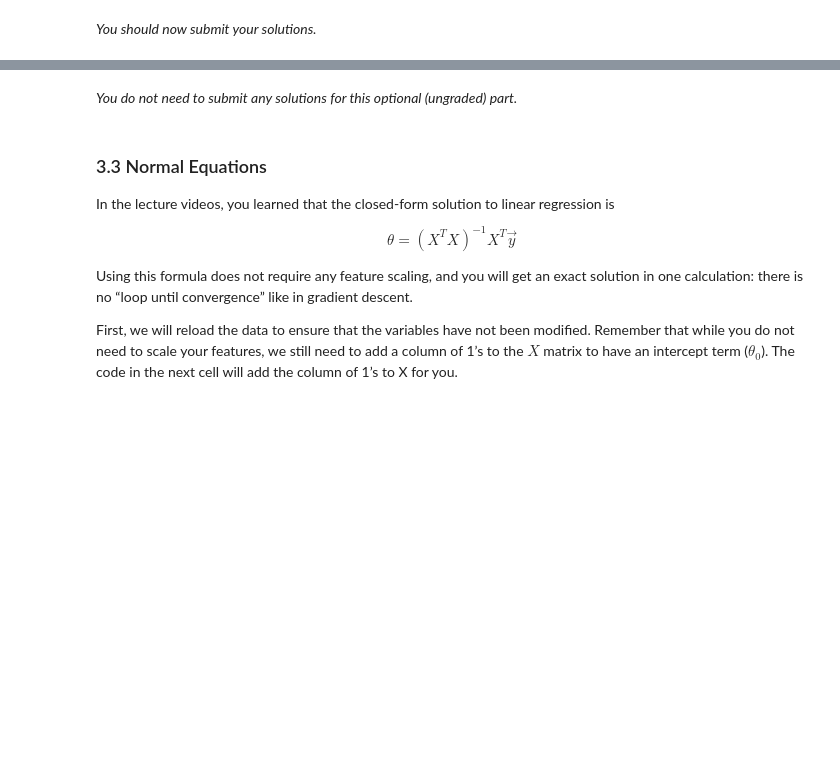
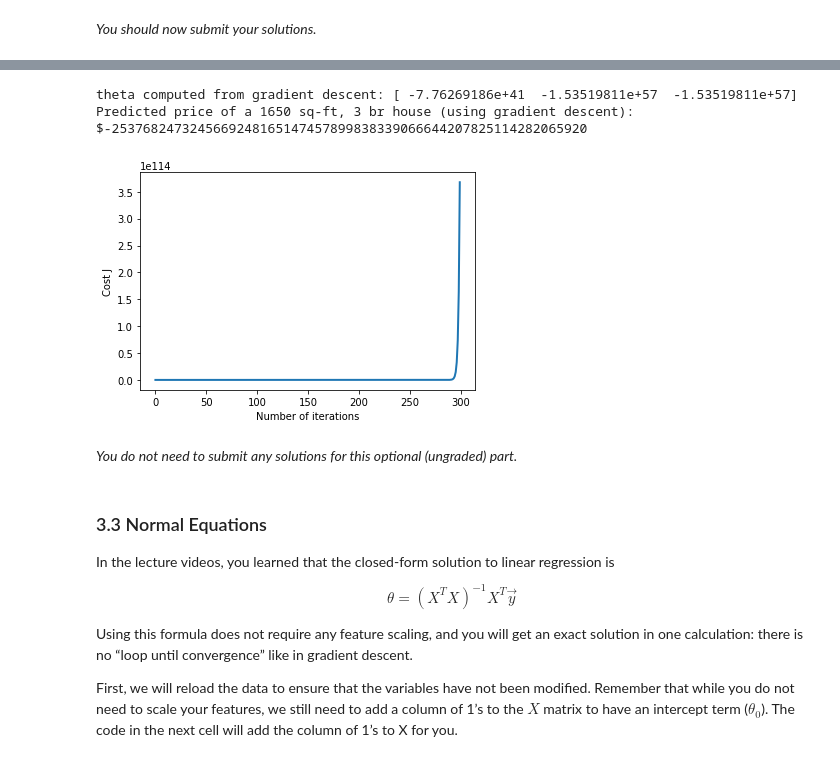
Before and after one commit to DylanPJackson/ml-coursera-python-assignments, a Jupyter notebook: Exercise1/exercise1.ipynb, the cells around one changed output, grey strips where cells are left out. Saved outputs shown, nothing was run; the diff lists cells and outputs as text; code cells hidden in the pictures; blank space fills up the shorter version.

```diff
--- a/Exercise1/exercise1.ipynb
+++ b/Exercise1/exercise1.ipynb
@@ -735,7 +735,7 @@ def computeCostMulti(X, y, theta):
     J = 0
 
     # ======================= YOUR CODE HERE ===========================
-
+    J = (1/(2*m))*np.sum((X.dot(theta.T) - y)**2)
 
     # ==================================================================
     return J
@@ -794,8 +794,8 @@ def gradientDescentMulti(X, y, theta, alpha, num_iters):
 
     for i in range(num_iters):
         # ======================= YOUR CODE HERE ==========================
-
-
+        J = (alpha/m)*(X.dot(theta.T) - y).dot(X)
+        theta -= J
         # =================================================================
 
         # save the cost J in every iteration
@@ -853,36 +853,40 @@ alpha and see which one gives you the best result.
 Finally, you should complete the code at the end to predict the price
 of a 1650 sq-ft, 3 br house.
 
 Hint
 ----
 At prediction, make sure you do the same feature normalization.
 """
 # Choose some alpha value - change this
-alpha = 0.1
-num_iters = 400
+alpha = 1.6
+num_iters = 300
 
 # init theta and run gradient descent
 theta = np.zeros(3)
 theta, J_history = gradientDescentMulti(X, y, theta, alpha, num_iters)
 
 # Plot the convergence graph
 pyplot.plot(np.arange(len(J_history)), J_history, lw=2)
 pyplot.xlabel('Number of iterations')
 pyplot.ylabel('Cost J')
 
 # Display the gradient descent's result
 print('theta computed from gradient descent: {:s}'.format(str(theta)))
 
 # Estimate the price of a 1650 sq-ft, 3 br house
 # ======================= YOUR CODE HERE ===========================
 # Recall that the first column of X is all-ones.
 # Thus, it does not need to be normalized.
 
-price = 0   # You should change this
+price = theta[0] + theta[1]*1650 + theta[2]*3   # You should change this
 
 # ===================================================================
 
 print('Predicted price of a 1650 sq-ft, 3 br house (using gradient descent): ${:.0f}'.format(price))
+# %% [output]
+theta computed from gradient descent: [ -7.76269186e+41  -1.53519811e+57  -1.53519811e+57]
+Predicted price of a 1650 sq-ft, 3 br house (using gradient descent): $-2537682473245669248165147457899838339066644207825114282065920
+[figure, added]
 # %% [markdown]
 *You do not need to submit any solutions for this optional (ungraded) part.*
 # %% [markdown]
```
